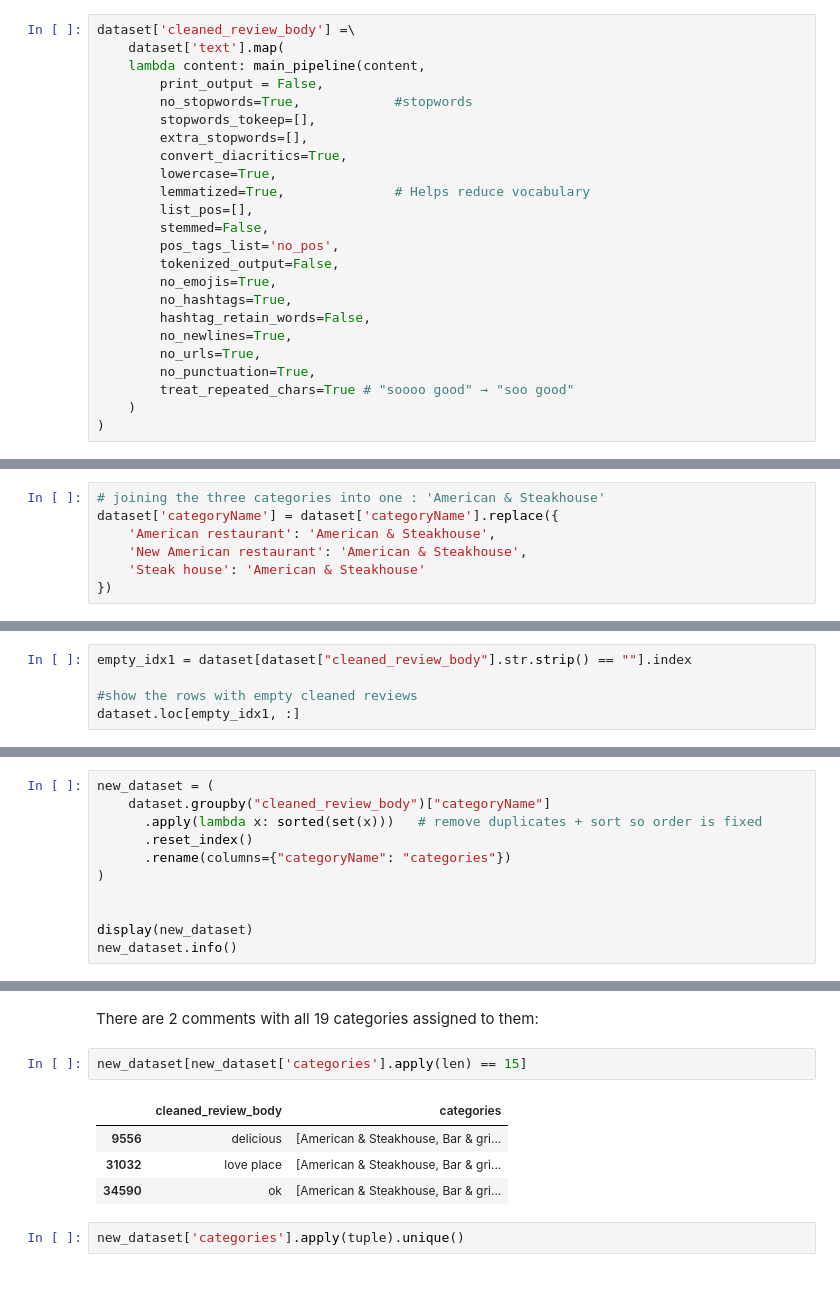
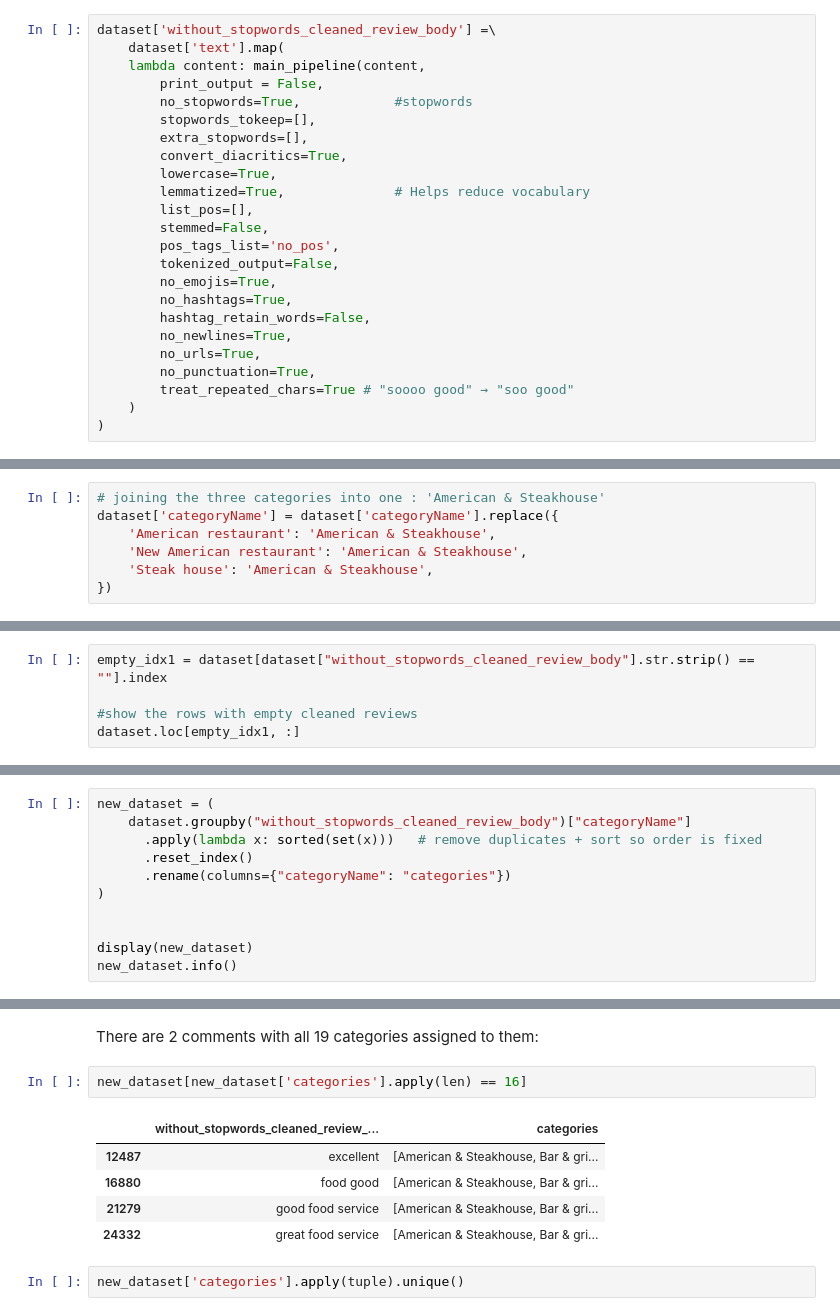
Before and after one commit to beatrizmarques2005/text_mining_in_reviews, a Jupyter notebook: notebooks/03_multilabel_classification.ipynb, the cells around one changed output, grey strips where cells are left out. Saved outputs shown, nothing was run; the diff lists cells and outputs as text; blank space fills up the shorter version.

```diff
--- a/notebooks/03_multilabel_classification.ipynb
+++ b/notebooks/03_multilabel_classification.ipynb
@@ -243,7 +242,7 @@ heatmap_chart(similarity_df,
 # %% [markdown]
 As we can see, the great majority of categories have a very high similarity between them, indicating that the language used in reviews across different restaurant categories is quite similar. This is do to the fact that the reviews contain a lot of stopwords and common words that are not specefic to the restaurant category, they are common words used in everyday language. If the text data isnt treated the model might have difficulties in distinguishing between the different categories.
 # %%
-dataset['cleaned_review_body'] =\
+dataset['without_stopwords_cleaned_review_body'] =\
     dataset['text'].map(
     lambda content: main_pipeline(content,
         print_output = False,
@@ -291,5 +290,5 @@ After further analyzing the correlation matrix, three categories stand out as ha
 dataset['categoryName'] = dataset['categoryName'].replace({
     'American restaurant': 'American & Steakhouse',
     'New American restaurant': 'American & Steakhouse',
-    'Steak house': 'American & Steakhouse'
+    'Steak house': 'American & Steakhouse',
 })
@@ -372,7 +384,7 @@ dataset.loc[empty_idx, :]
 | 42803 | Krystal | Fast food restaurant | https://locations.krystal.com/ga/... | https://www.google.com/maps/place... | 1163 | 5.0 | ❤️ |  | ... |
 | 44987 | El Velero Seafood & Mexican | Mexican restaurant | http://el-velero-seafood.poi.place/ | https://www.google.com/maps/place... | 51 | 5.0 | ♥️ |  | ... |
 # %%
-empty_idx1 = dataset[dataset["cleaned_review_body"].str.strip() == ""].index
+empty_idx1 = dataset[dataset["without_stopwords_cleaned_review_body"].str.strip() == ""].index
 
 #show the rows with empty cleaned reviews
 dataset.loc[empty_idx1, :]
@@ -458,7 +470,7 @@ Looking at this graph, it is evident that some more general words are still pres
 [Back to TOC](#toc)
 # %%
 new_dataset = (
-    dataset.groupby("cleaned_review_body")["categoryName"]
+    dataset.groupby("without_stopwords_cleaned_review_body")["categoryName"]
       .apply(lambda x: sorted(set(x)))   # remove duplicates + sort so order is fixed
       .reset_index()
       .rename(columns={"categoryName": "categories"})
@@ -536,12 +548,13 @@ bar_chart(
 # %% [markdown]
 There are 2 comments with all 19 categories assigned to them:
 # %%
-new_dataset[new_dataset['categories'].apply(len) == 15]
+new_dataset[new_dataset['categories'].apply(len) == 16]
 # %% [output]
-|  | cleaned_review_body | categories |
-| 9556 | delicious | [American & Steakhouse, Bar & gri... |
-| 31032 | love place | [American & Steakhouse, Bar & gri... |
-| 34590 | ok | [American & Steakhouse, Bar & gri... |
+|  | without_stopwords_cleaned_review_... | categories |
+| 12487 | excellent | [American & Steakhouse, Bar & gri... |
+| 16880 | food good | [American & Steakhouse, Bar & gri... |
+| 21279 | good food service | [American & Steakhouse, Bar & gri... |
+| 24332 | great food service | [American & Steakhouse, Bar & gri... |
 # %%
 new_dataset['categories'].apply(tuple).unique()
 # %% [output]
```
Also changed, not shown: parts of 14 cells of this notebook, 1 other file.
